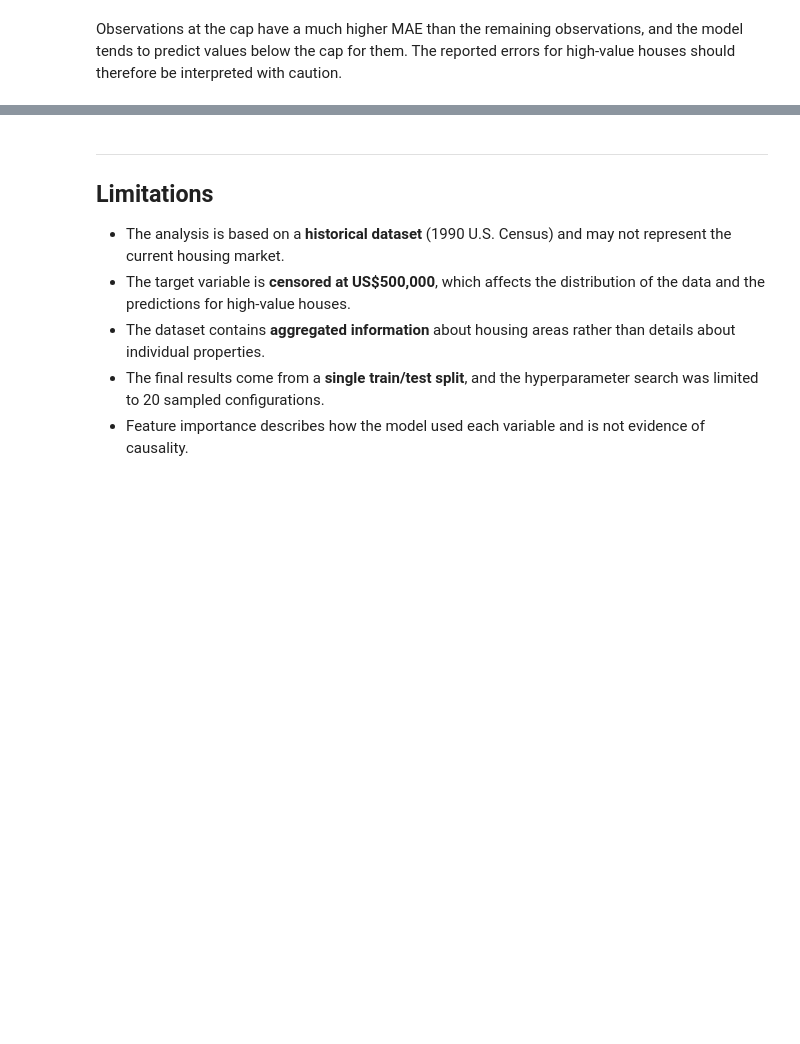
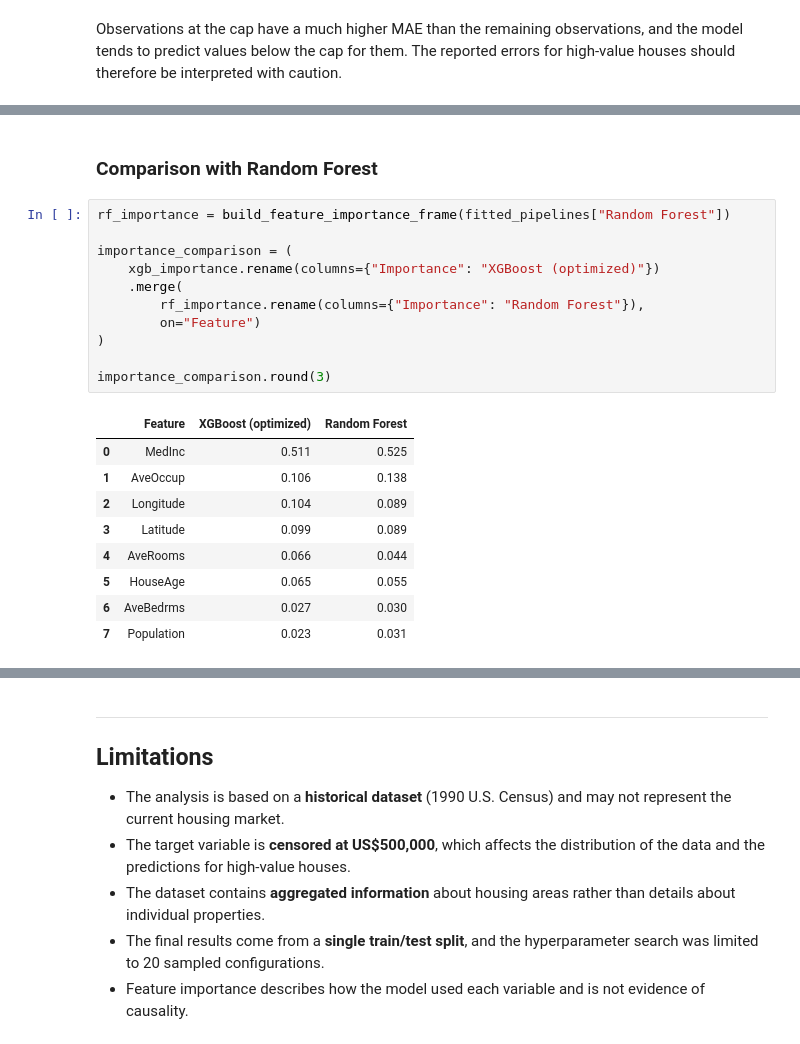
Before and after one commit to IsacFreitaas/real-estate-analytics-project, a Jupyter notebook: notebooks/2. Modelling.ipynb, the cells around one changed output, grey strips where cells are left out. Drawn from its saved outputs; the diff is of its cells as text; blank space fills up the shorter version.

```diff
--- a/notebooks/2. Modelling.ipynb
+++ b/notebooks/2. Modelling.ipynb
@@ -446,0 +439,23 @@ These values describe the Random Forest only, not the final selected model, and
+# %% [markdown]
+### Comparison with Random Forest
+# %%
+rf_importance = build_feature_importance_frame(fitted_pipelines["Random Forest"])
+
+importance_comparison = (
+    xgb_importance.rename(columns={"Importance": "XGBoost (optimized)"})
+    .merge(
+        rf_importance.rename(columns={"Importance": "Random Forest"}),
+        on="Feature")
+)
+
+importance_comparison.round(3)
+# %% [output]
+|  | Feature | XGBoost (optimized) | Random Forest |
+| 0 | MedInc | 0.511 | 0.525 |
+| 1 | AveOccup | 0.106 | 0.138 |
+| 2 | Longitude | 0.104 | 0.089 |
+| 3 | Latitude | 0.099 | 0.089 |
+| 4 | AveRooms | 0.066 | 0.044 |
+| 5 | HouseAge | 0.065 | 0.055 |
+| 6 | AveBedrms | 0.027 | 0.030 |
+| 7 | Population | 0.023 | 0.031 |
```
Also changed, not shown: parts of 9 cells of this notebook.
